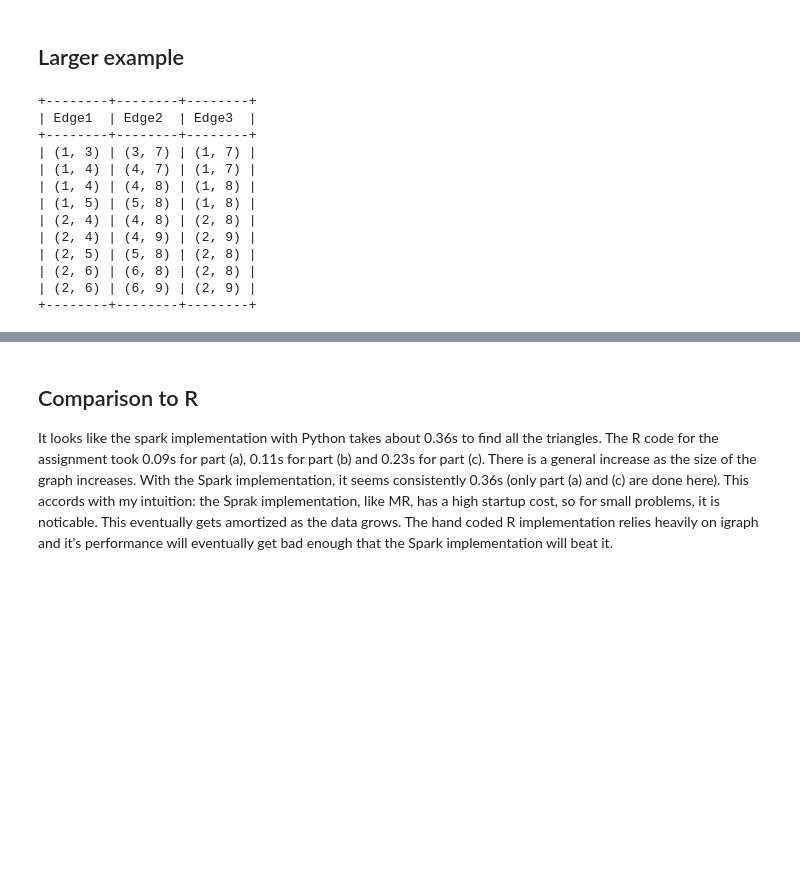
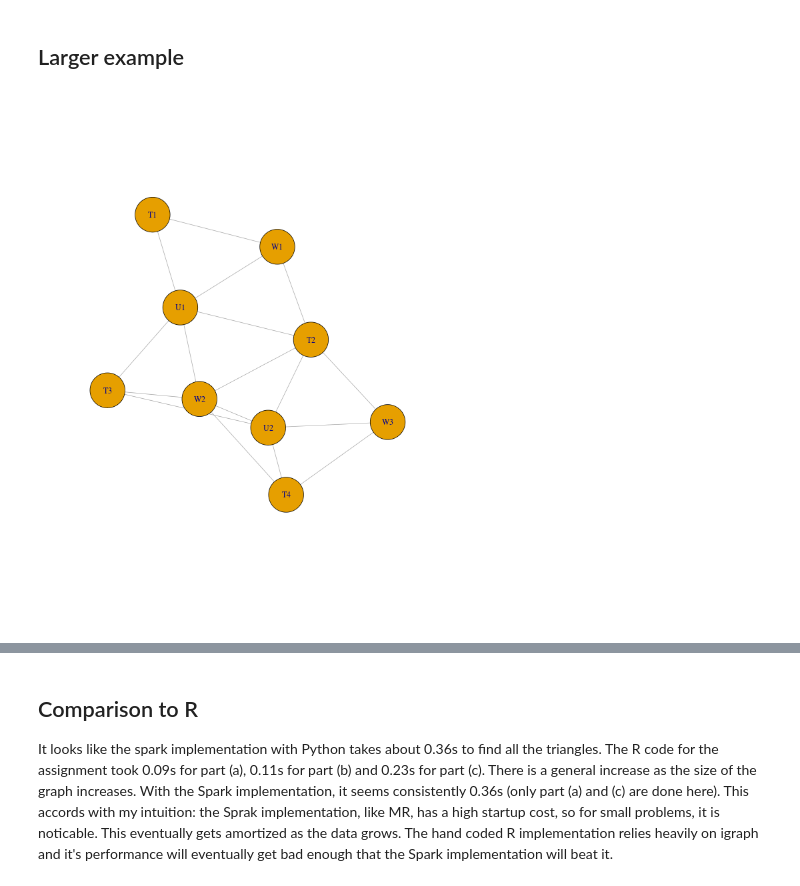
Before and after one commit to jquacinella/IS622_Repository, a Jupyter notebook: Week14/Week 14 - Discussion.ipynb, the cells around one changed output, grey strips where cells are left out. Drawn from its saved outputs; the diff is of its cells as text; code cells hidden in the pictures; blank space fills up the shorter version.

```diff
--- a/Week14/Week 14 - Discussion.ipynb
+++ b/Week14/Week 14 - Discussion.ipynb
@@ -114,37 +122,25 @@ Mean: 0.354702
 # %%
 # Edges from homework example
 larger_edges = sc.parallelize([(1,3),
                                 (1,4),
                                 (1,5),
                                 (1,7),
                                 (1,8),
                                 (2,4),
                                 (2,5),
                                 (2,6),
                                 (2,8),
                                 (2,9),
                                 (3,7),
                                 (4,7),
                                 (4,8),
                                 (4,9),
                                 (5,8),
                                 (6,8),
                                 (6,9)])
 
-# Run our algorithm in spark to find all triangles
-larger_edge_triplets = find_edge_triplets(larger_edges)
-print_triangles(larger_edge_triplets)
+# Lets show what graph this represents
+from IPython.display import Image
+Image(filename='graph3.png', width=400)
 # %% [output]
-+--------+--------+--------+
-| Edge1  | Edge2  | Edge3  |
-+--------+--------+--------+
-| (1, 3) | (3, 7) | (1, 7) |
-| (1, 4) | (4, 7) | (1, 7) |
-| (1, 4) | (4, 8) | (1, 8) |
-| (1, 5) | (5, 8) | (1, 8) |
-| (2, 4) | (4, 8) | (2, 8) |
-| (2, 4) | (4, 9) | (2, 9) |
-| (2, 5) | (5, 8) | (2, 8) |
-| (2, 6) | (6, 8) | (2, 8) |
-| (2, 6) | (6, 9) | (2, 9) |
-+--------+--------+--------+
+[figure, added]
```
Also changed, not shown: parts of 7 cells of this notebook.
